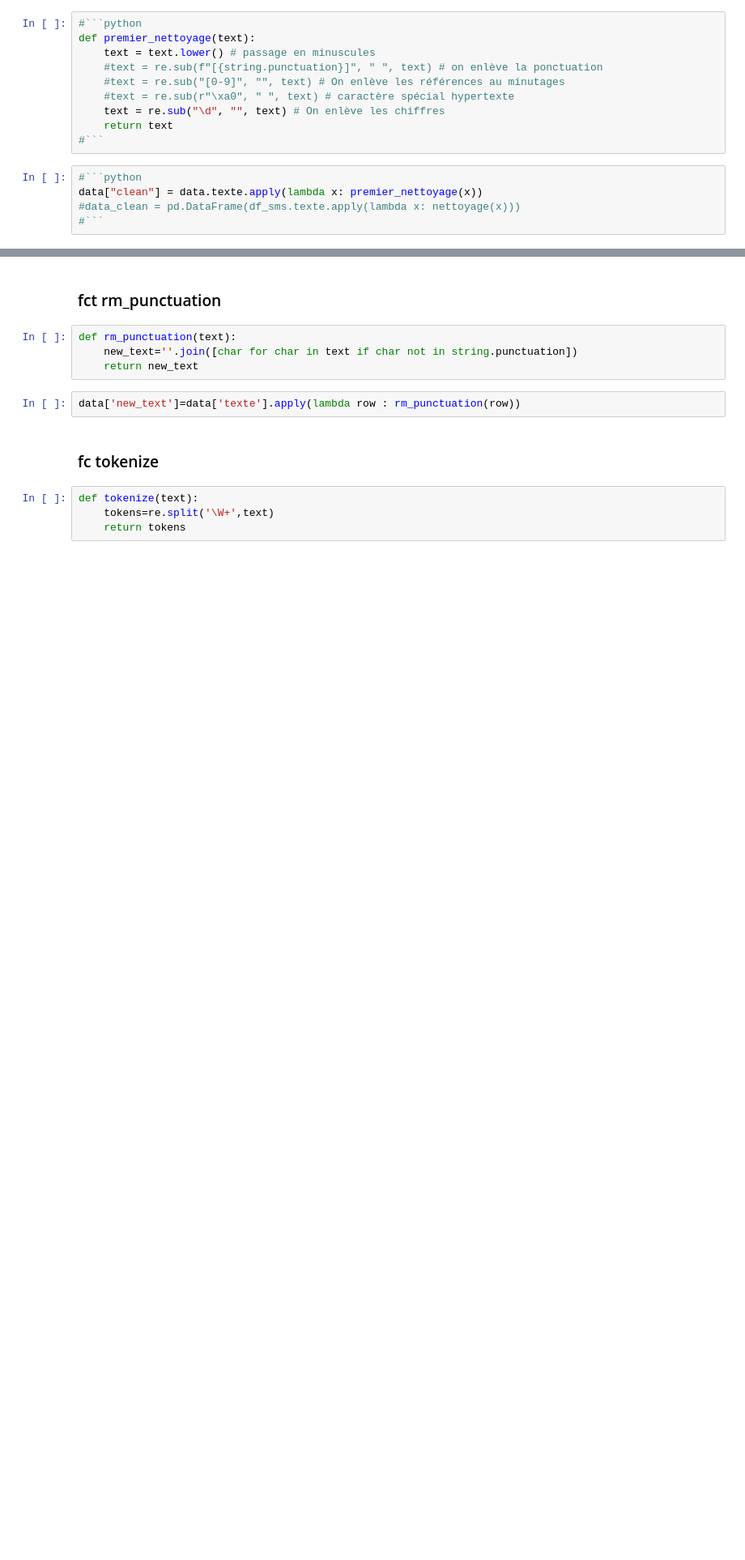
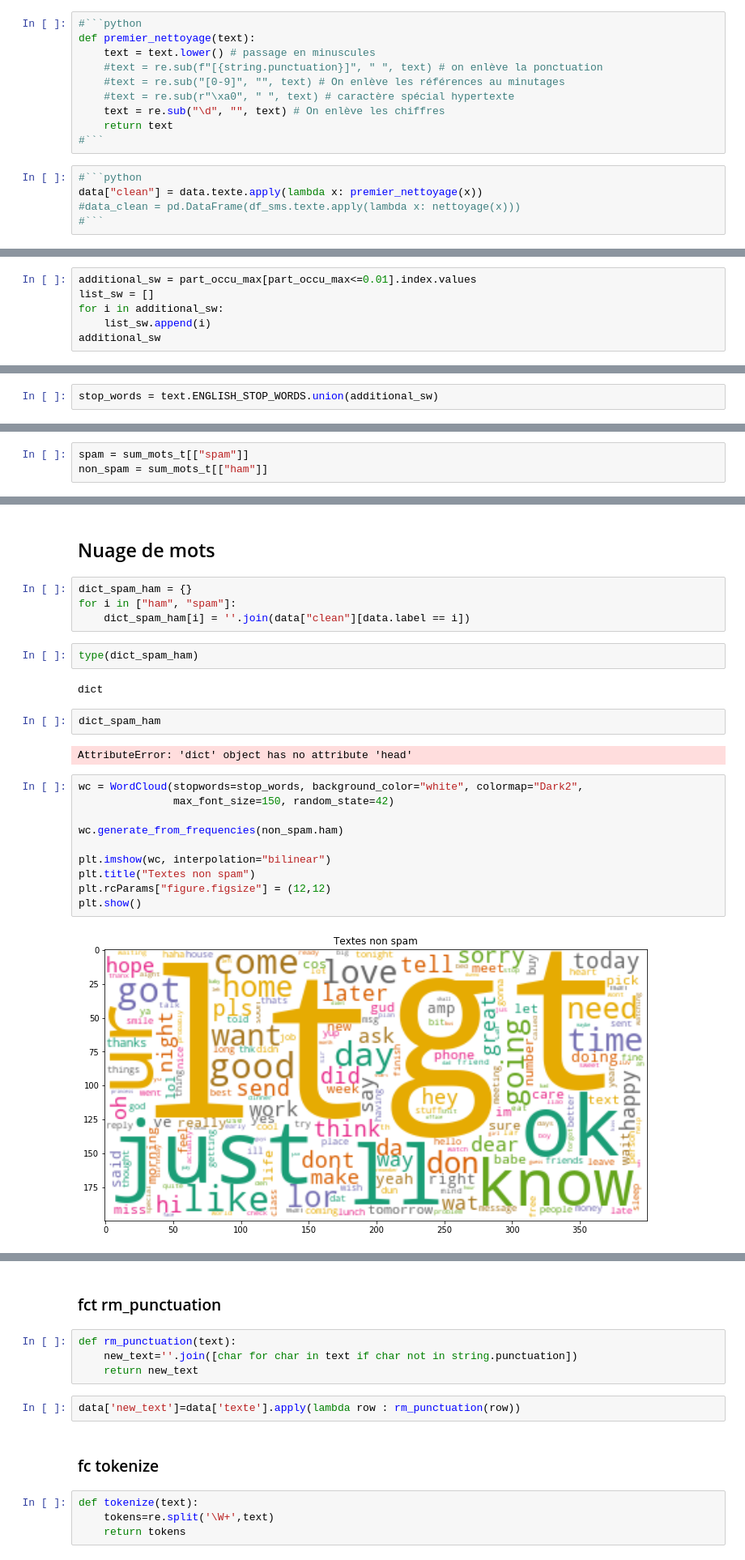
Before and after one commit to DROMZEE/sms-spam, a Jupyter notebook: nlp.ipynb, the cells around one changed output, grey strips where cells are left out. Shown: that part at 81% size. Cells and saved outputs as stored; diff of their text form; blank space fills up the shorter version.

```diff
--- a/nlp.ipynb
+++ b/nlp.ipynb
@@ -185,0 +236,6 @@ data["clean"] = data.texte.apply(lambda x: premier_nettoyage(x))
+# %%
+additional_sw = part_occu_max[part_occu_max<=0.01].index.values
+list_sw = []
+for i in additional_sw:
+    list_sw.append(i)
+additional_sw
@@ -185,0 +246,2 @@ data["clean"] = data.texte.apply(lambda x: premier_nettoyage(x))
+# %%
+stop_words = text.ENGLISH_STOP_WORDS.union(additional_sw)
@@ -185,0 +273,3 @@ data["clean"] = data.texte.apply(lambda x: premier_nettoyage(x))
+# %%
+spam = sum_mots_t[["spam"]]
+non_spam = sum_mots_t[["ham"]]
@@ -185,0 +316,26 @@ data["clean"] = data.texte.apply(lambda x: premier_nettoyage(x))
+# %% [markdown]
+## Nuage de mots
+# %%
+dict_spam_ham = {}
+for i in ["ham", "spam"]:
+    dict_spam_ham[i] = ''.join(data["clean"][data.label == i])
+# %%
+type(dict_spam_ham)
+# %% [output]
+dict
+# %%
+dict_spam_ham
+# %% [output]
+AttributeError: 'dict' object has no attribute 'head'
+# %%
+wc = WordCloud(stopwords=stop_words, background_color="white", colormap="Dark2",
+               max_font_size=150, random_state=42)
+
+wc.generate_from_frequencies(non_spam.ham)
+
+plt.imshow(wc, interpolation="bilinear")
+plt.title("Textes non spam")
+plt.rcParams["figure.figsize"] = (12,12)
+plt.show()
+# %% [output]
+[figure, added]
```
Also changed, not shown: parts of 59 cells of this notebook.
